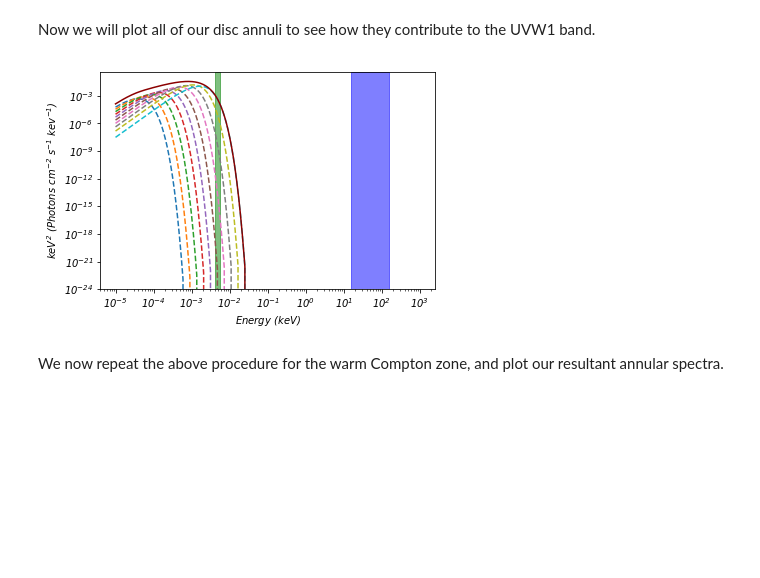
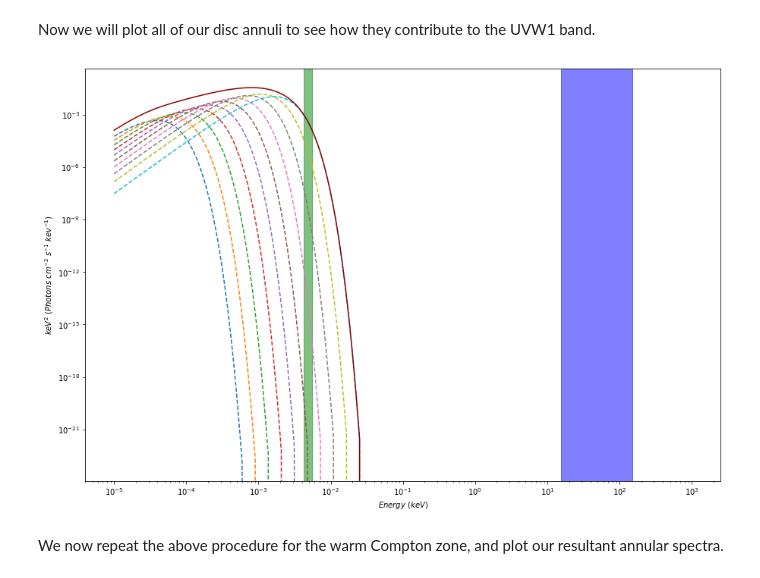
Before and after one commit to RaadMahmoud/AGN_lightcurve_modelling, a Jupyter notebook: lightcurve_extraction_and_modelling_NGC4151_GitHub.ipynb, the cells around one changed output. Saved outputs shown, nothing was run; the diff lists cells and outputs as text; code cells hidden in the pictures; blank space fills up the shorter version.

```diff
--- a/lightcurve_extraction_and_modelling_NGC4151_GitHub.ipynb
+++ b/lightcurve_extraction_and_modelling_NGC4151_GitHub.ipynb
@@ -566,32 +553,32 @@ discnorm = discnorms()
 # %% [markdown]
 Now we will plot all of our disc annuli to see how they contribute to the UVW1 band.
 # %%
-f, ax2 = plt.subplots()
+f, ax2 = plt.subplots(figsize=  (15,10))
 
 m = xspec.Model("bbody")
 m.setPars("0.2,-1,1e-8,1e-8,0.2,0.2", "100.")
 disc_fluxes = np.zeros((N_r, len(edat)))
 total_disc_r = np.zeros(N_r)
 for i in range(N_r):
     r = rs_disc[i]
     dr = drs_disc[i]
     eps = r**-3. * 3 * (1- np.sqrt(r_DS/r)) * r * dr
     T_effr = T_effs0_disc[i]
     m.setPars({1:T_effr})
     xspec.Plot("emo")
     disc_fluxes[i] = np.nan_to_num(np.asarray(xspec.Plot.model())) * eps
     ax2.plot(edat, discnorm*edat*disc_fluxes[i], linestyle = '--')
 
 ax2.plot(edat, discnorm*edat*np.sum(disc_fluxes,axis=0), c = 'darkred')
 ax2.axvspan(12.398/2950., 12.398/2250, color = 'g', alpha =0.5)
 ax2.axvspan(15.5, 150, color = 'b', alpha =0.5)
 ax2.set_xscale('log')
 ax2.set_yscale('log')
 ax2.set_xlabel('$Energy$ $(keV)$')
 ax2.set_ylabel('$keV^2$ $(Photons$ $cm^{-2}$ $s^{-1}$ $kev^{-1})$')
 plt.show()
 # %% [output]
-[figure, old version]
+[figure, new version]
 # %% [markdown]
 We now repeat the above procedure for the warm Compton zone, and plot our resultant annular spectra.
 # %%
```
Also changed, not shown: parts of 5 cells of this notebook.
